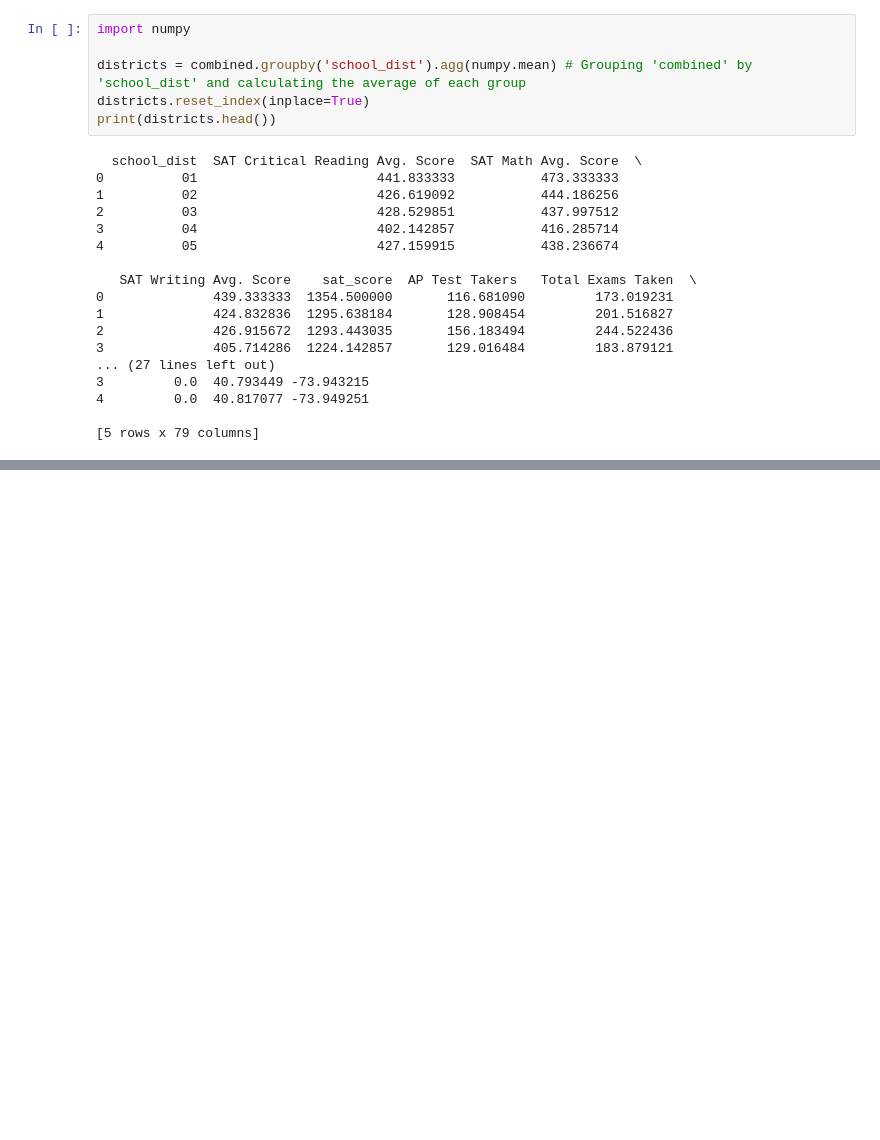
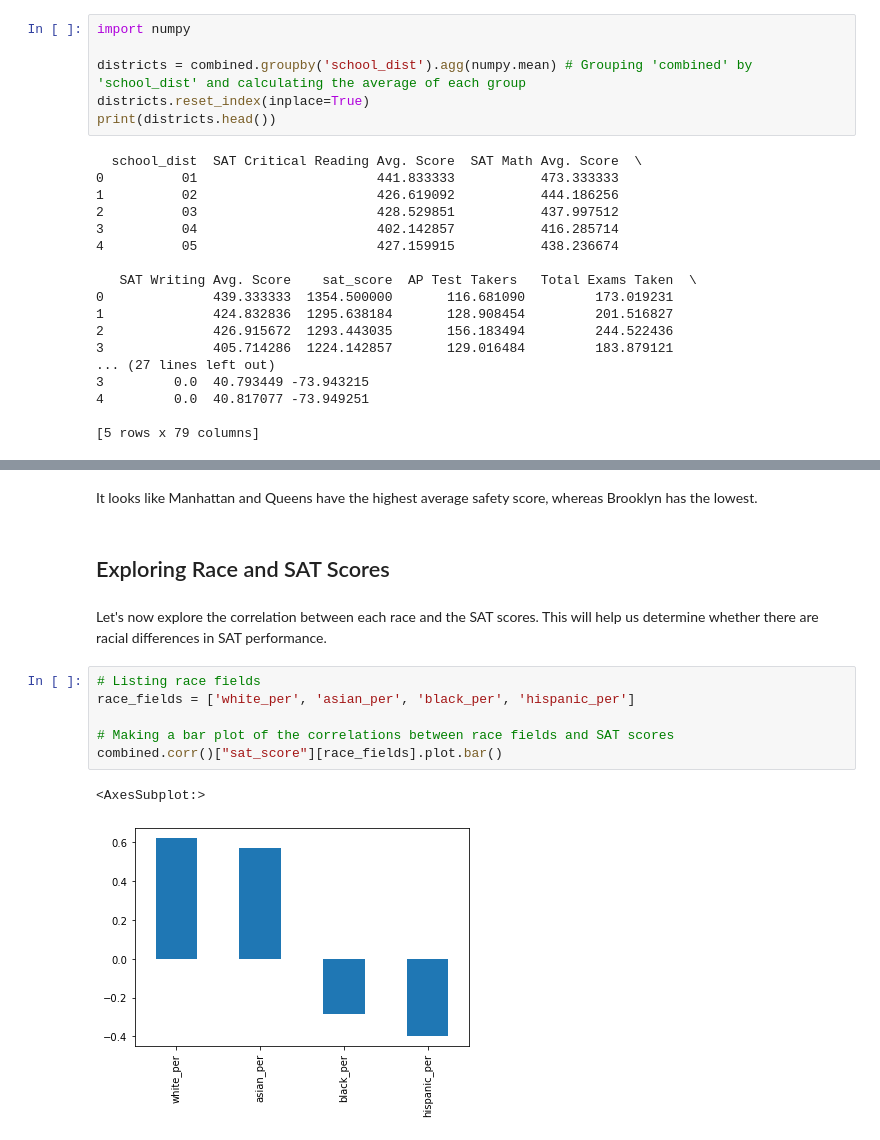
Before and after one commit to pheygiod/my_projects, a Jupyter notebook: completed/nyc_high_school.ipynb, the cells around one changed output, grey strips where cells are left out. Saved outputs shown, nothing was run; the diff lists cells and outputs as text; blank space fills up the shorter version.

```diff
--- a/nyc_high_school.ipynb
+++ b/completed/nyc_high_school.ipynb
@@ -835,0 +896,15 @@ print(districts.head())
+# %% [markdown]
+It looks like Manhattan and Queens have the highest average safety score, whereas Brooklyn has the lowest.
+# %% [markdown]
+## Exploring Race and SAT Scores
+# %% [markdown]
+Let's now explore the correlation between each race and the SAT scores. This will help us determine whether there are racial differences in SAT performance.
+# %%
+# Listing race fields
+race_fields = ['white_per', 'asian_per', 'black_per', 'hispanic_per']
+
+# Making a bar plot of the correlations between race fields and SAT scores
+combined.corr()["sat_score"][race_fields].plot.bar()
+# %% [output]
+<AxesSubplot:>
+[figure, added]
```
Also changed, not shown: parts of 34 cells of this notebook, 8 other files.
